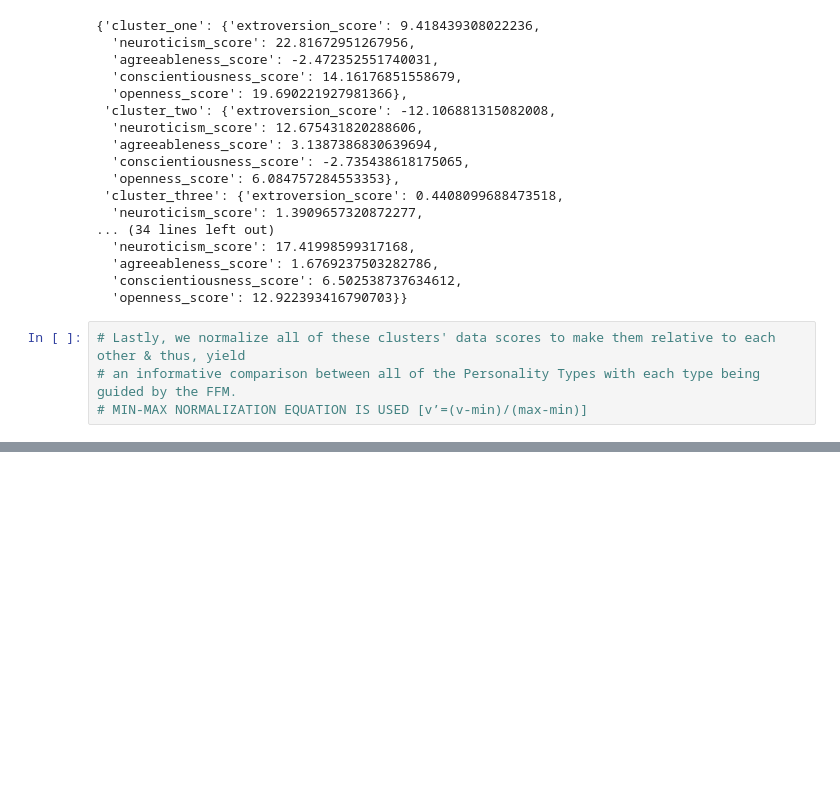
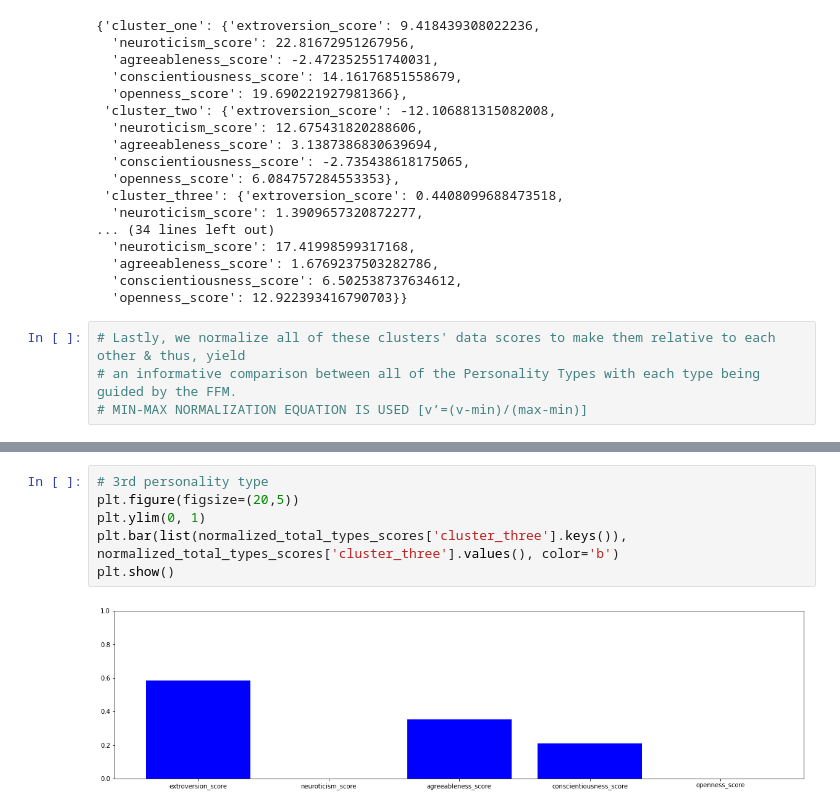
Before and after one commit to YasPHP/The-Five-Factor-Personality-Test, a Jupyter notebook: TBF Personality System.ipynb, the cells around one changed output, grey strips where cells are left out. Drawn from its saved outputs; the diff is of its cells as text; blank space fills up the shorter version.

```diff
--- a/TBF Personality System.ipynb
+++ b/TBF Personality System.ipynb
@@ -554,0 +821,8 @@ all_personality_types_scores
+# %%
+# 3rd personality type
+plt.figure(figsize=(20,5))
+plt.ylim(0, 1)
+plt.bar(list(normalized_total_types_scores['cluster_three'].keys()), normalized_total_types_scores['cluster_three'].values(), color='b')
+plt.show()
+# %% [output]
+[figure, added]
```
Also changed, not shown: parts of 42 cells of this notebook.
